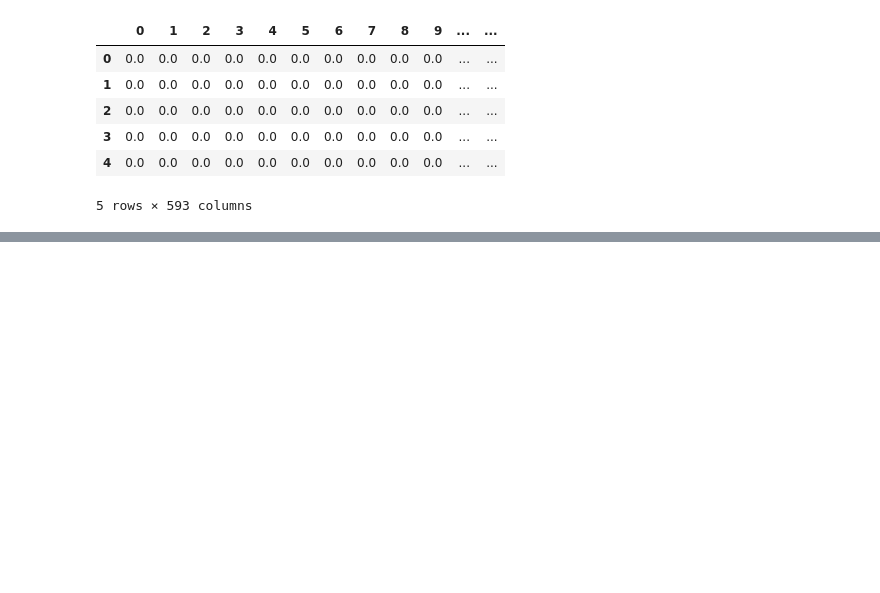
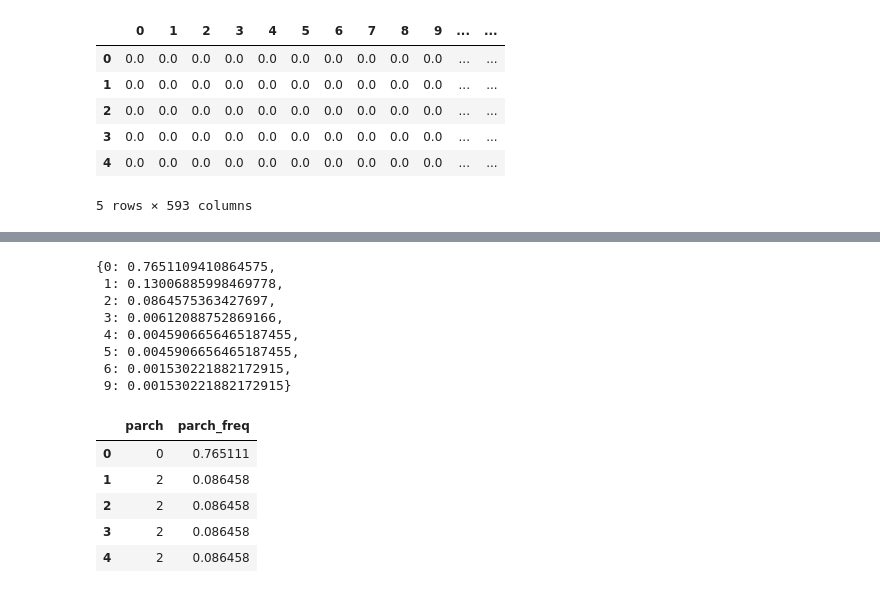
Before and after one commit to jtupitza-msft/edsp-mentoring-program, a Jupyter notebook: 04-Feature-Engineering.ipynb, the cells around one changed output, grey strips where cells are left out. Saved outputs shown, nothing was run; the diff lists cells and outputs as text; code cells hidden in the pictures; blank space fills up the shorter version.

```diff
--- a/04-Feature-Engineering.ipynb
+++ b/04-Feature-Engineering.ipynb
@@ -747,0 +809,32 @@ Name: ticket, Length: 927, dtype: int64
+# %%
+df_copy = df[categorical_cols].copy()
+
+col_name = 'parch'
+enc_col_name = 'parch_freq'
+
+def frequency_mappings(df, feature):
+    return (df[feature].value_counts()/df.shape[0]).to_dict()
+
+def encode(df, feature, mapping):
+    return df[feature].map(mapping)
+
+freq_map = frequency_mappings(df_copy, col_name)
+display(freq_map)
+
+df_copy[enc_col_name] = encode(df_copy, col_name, freq_map)
+df_copy[[col_name, enc_col_name]].head()
+# %% [output]
+{0: 0.7651109410864575,
+ 1: 0.13006885998469778,
+ 2: 0.0864575363427697,
+ 3: 0.00612088752869166,
+ 4: 0.0045906656465187455,
+ 5: 0.0045906656465187455,
+ 6: 0.001530221882172915,
+ 9: 0.001530221882172915}
+|  | parch | parch_freq |
+| 0 | 0 | 0.765111 |
+| 1 | 2 | 0.086458 |
+| 2 | 2 | 0.086458 |
+| 3 | 2 | 0.086458 |
+| 4 | 2 | 0.086458 |
```
Also changed, not shown: parts of 23 cells of this notebook.
